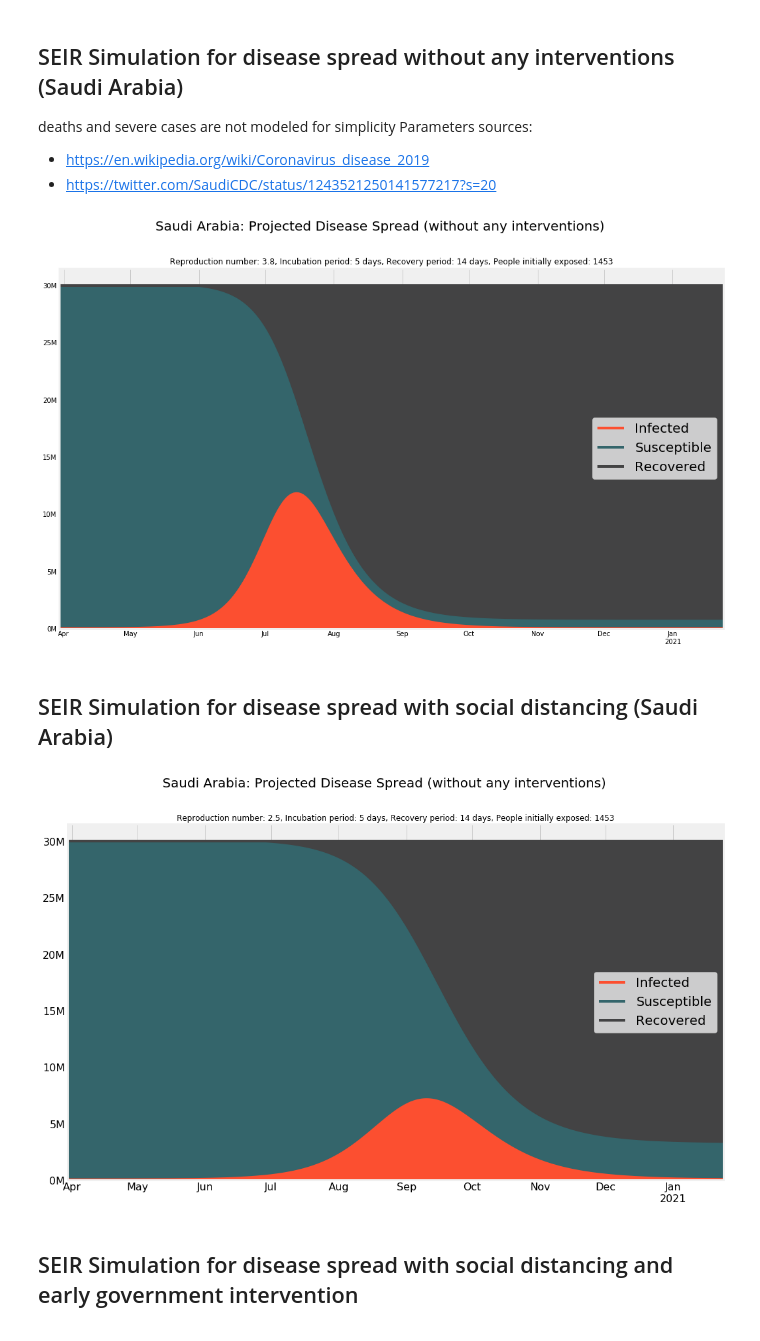
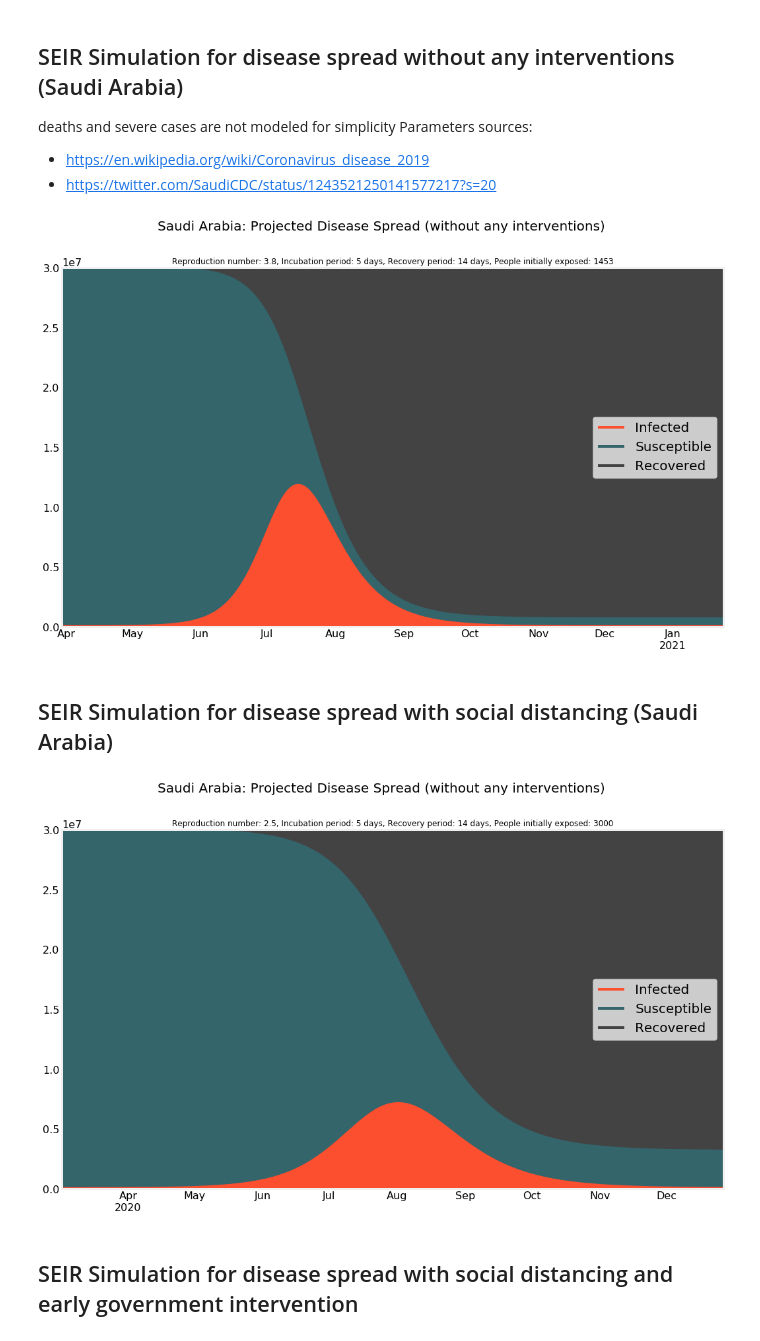
Before and after one commit to Niharika1203/CSE246_FinalProject-1, a Jupyter notebook: CSE246-FinalProject-COVID-19.ipynb, the cells around one changed output. Cells and saved outputs as stored; diff of their text form; code cells hidden in the pictures.

```diff
--- a/CSE246-FinalProject-COVID-19.ipynb
+++ b/CSE246-FinalProject-COVID-19.ipynb
@@ -294,7 +294,7 @@ def SEIR_model(initial_conditions, model_parameters, days):
 from matplotlib.ticker import FuncFormatter
 
 
-def SEIR_chart(df, suptitle="", title=""):
+def SEIR_chart(df, suptitle="", title="", y_limit = 30000000):
     linecolors = ["#FC4F30", "#34656B", "#434344"]
     ax = df.plot.area(figsize=(16, 10), color=linecolors)
 
@@ -303,8 +303,10 @@ def SEIR_chart(df, suptitle="", title=""):
     plt.title(title, size=12)
     plt.legend(legend_labels, loc="center right", fontsize=20)
 
-    formatter = FuncFormatter(lambda x, pos: "%1.0fM" % (x * 1e-6))
-    ax.yaxis.set_major_formatter(formatter)
+#     formatter = FuncFormatter(lambda x, pos: "%1.0fM" % (x * 1e-6))
+#     ax.yaxis.set_major_formatter(formatter)
+    axes = plt.gca()
+    axes.set_ylim([0,y_limit])
     plt.rcParams.update({"font.size": 16})
 
 def SEIR_chart_extra_annotations(intervention_day, y):
@@ -379,7 +381,7 @@ SEIR_chart(
     ),
 )
 # %% [output]
-[figure, old version]
+[figure, new version]
 # %% [markdown]
 ## SEIR Simulation for disease spread with social distancing (Saudi Arabia)
 # %%
@@ -399,8 +401,8 @@ simulation_duration = 10 * 30  # in days
 population_size = 30e6
 
 # Initial_conditions
-start_date = pd.to_datetime("2020-03-30")
-initial_exposed = 1453 # 1k active cases
+start_date = pd.to_datetime("2020-03-2")
+initial_exposed = 3000 # 1k active cases
 initial_infected = 0
 initial_recovered = 0
 init_vals = (
@@ -413,34 +415,34 @@ init_vals = (
 # Run simulation
 results_df = SEIR_model(
     initial_conditions=init_vals,
     model_parameters=(sigma, beta, gamma),
     days=simulation_duration,
 )
 # Scale outputs by population size
 results_df *= population_size
 results_df = results_df.astype(int)
 # Set date index
 results_df.index = pd.date_range(
     start_date, start_date + pd.Timedelta(days=simulation_duration)
 )
 
 # Plotting
 # for plotting purposes, "infected" includes individuals who have been exposed as well
 SEIR_chart(
     pd.DataFrame(
         {
             "Infected": results_df["Infected"] + results_df["Exposed"],
             "Susceptible": results_df["Susceptible"],
             "Recovered": results_df["Recovered"],
         }
     ),
     "Saudi Arabia: Projected Disease Spread (without any interventions)",
     "Reproduction number: {}, Incubation period: {} days, Recovery period: {} days, People initially exposed: {}".format(
         reproduction_number, incubation_period, recovery_period, initial_exposed
     ),
 )
 # %% [output]
-[figure, old version]
+[figure, new version]
 # %% [markdown]
 ## SEIR Simulation for disease spread with social distancing and early government intervention
 # %%
```
Also changed, not shown: parts of 9 cells of this notebook.
